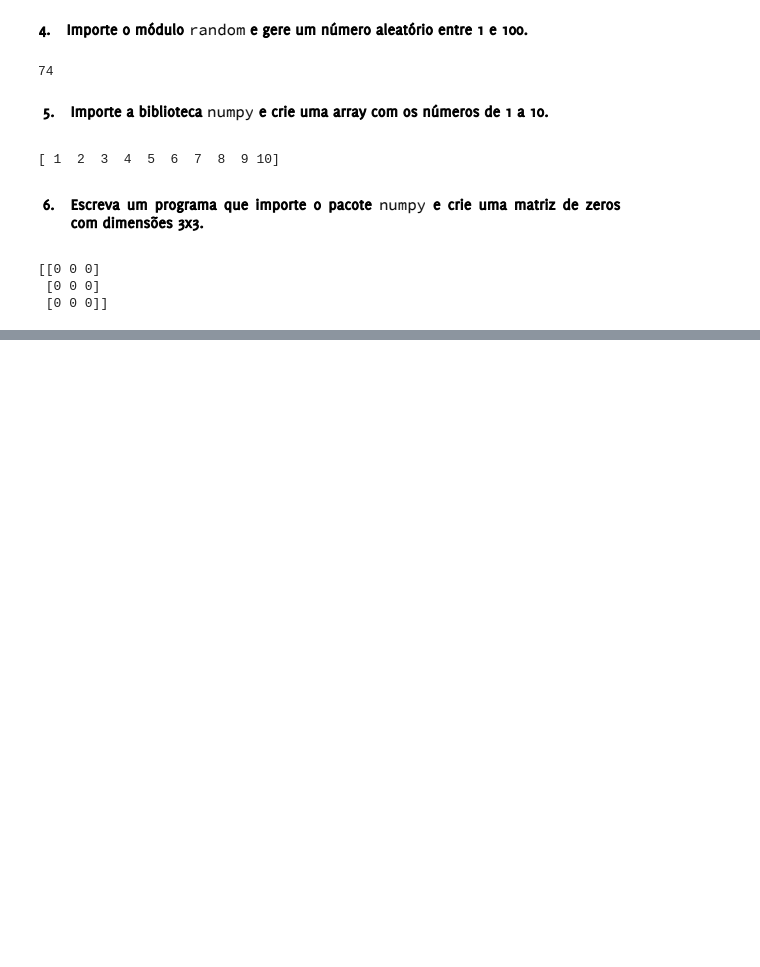
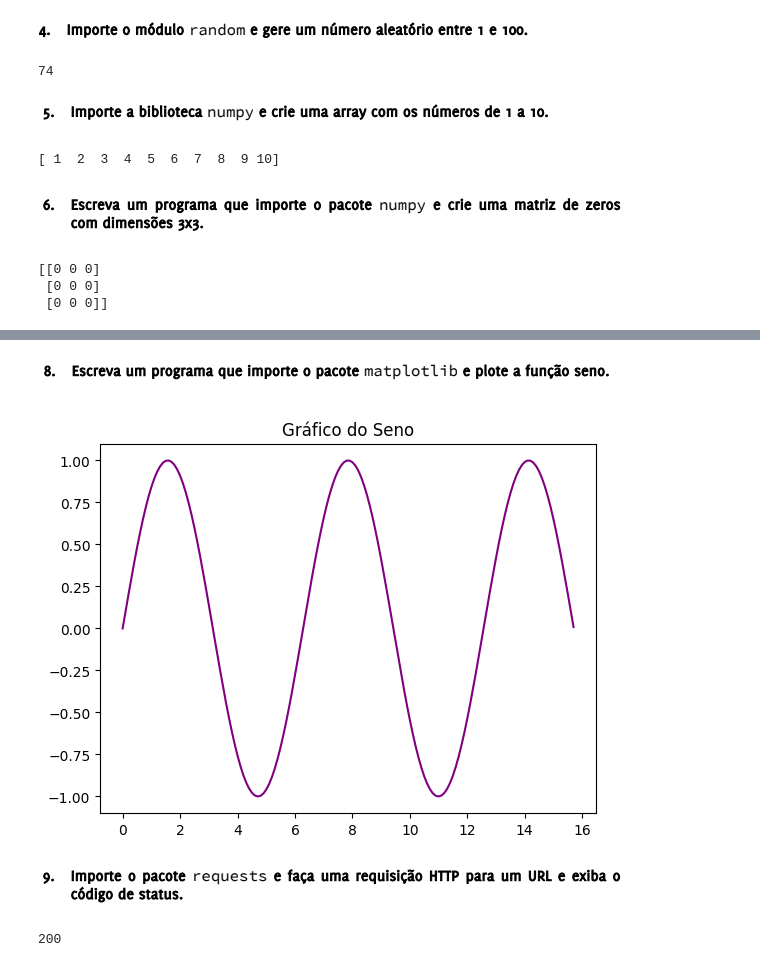
Before and after one commit to henrique-furtado47/Algoritmos-python, a Jupyter notebook: Exercício_Algoritmos_II_Bibliotecas,_Pacotes_Módulos.ipynb, the cells around one changed output, grey strips where cells are left out. Drawn from its saved outputs; the diff is of its cells as text; code cells hidden in the pictures; blank space fills up the shorter version.

```diff
--- a/Exercício_Algoritmos_II_Bibliotecas,_Pacotes_Módulos.ipynb
+++ b/Exercício_Algoritmos_II_Bibliotecas,_Pacotes_Módulos.ipynb
@@ -71,0 +86,23 @@ print(criar_matriz(3, 3))
+# %% [markdown]
+![image.png](embedded-picture-1)
+# %%
+import matplotlib.pyplot as np
+import numpy as np
+
+x = np.arange(0, 5*np.pi, 0.1)
+y = np.sin(x)
+
+plt.title('Gráfico do Seno')
+plt.plot(x, y, color='purple')
+plt.show()
+# %% [output]
+[figure, added]
+# %% [markdown]
+![image.png](embedded-picture-1)
+# %%
+import requests
+
+request= requests.get('https://youtube.com')
+print(request.status_code)
+# %% [output]
+200
```
Also changed, not shown: parts of 16 cells of this notebook.
